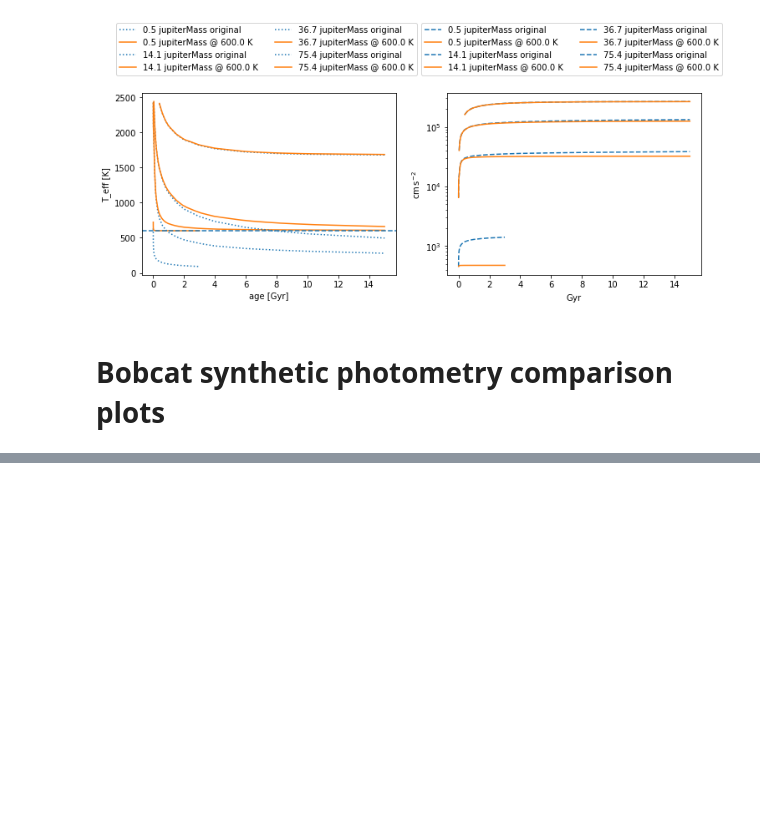
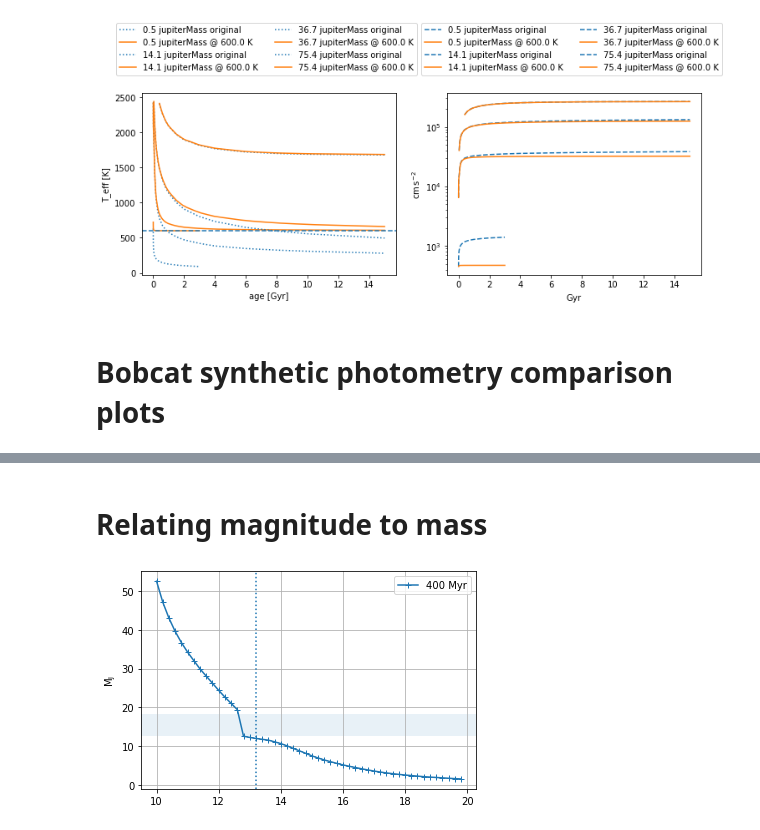
Before and after one commit to joseph-long/doodads, a Jupyter notebook: notebooks/Reproduce Bobcat evolution and photometry.ipynb, the cells around one changed output, grey strips where cells are left out. Cells and saved outputs as stored; diff of their text form; code cells hidden in the pictures; blank space fills up the shorter version.

```diff
--- a/notebooks/Reproduce Bobcat evolution and photometry.ipynb
+++ b/notebooks/Reproduce Bobcat evolution and photometry.ipynb
@@ -143,0 +145,15 @@ Lprime
+# %% [markdown]
+# Relating magnitude to mass
+# %%
+test_mags = np.arange(10, 20, 0.2)
+test_masses, too_faint, too_bright, excluded_ranges = dd.BOBCAT_EVOLUTION_M0.magnitude_age_to_mass(
+    test_mags, 400 * u.Myr, dd.CLIO_3_9_FILTER
+)
+plt.plot(test_mags, test_masses, '+-', label="400 Myr")
+for r in excluded_ranges:
+    plt.axhspan(r.min_x, r.max_x, alpha=0.1)
+    plt.axvline(r.extremum_y, ls=':')
+plt.legend()
+plt.grid()
+# %% [output]
+[figure, added]
```
Also changed, not shown: parts of 3 cells of this notebook.
